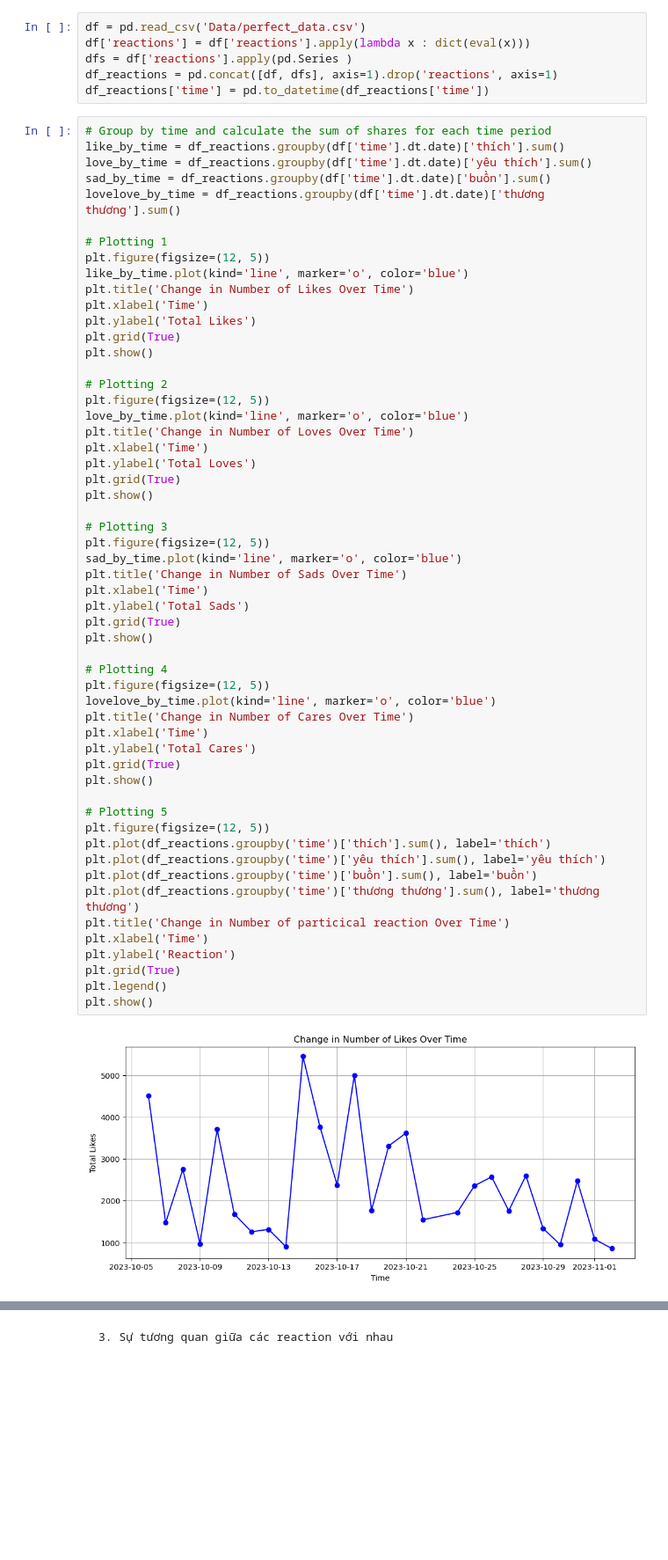
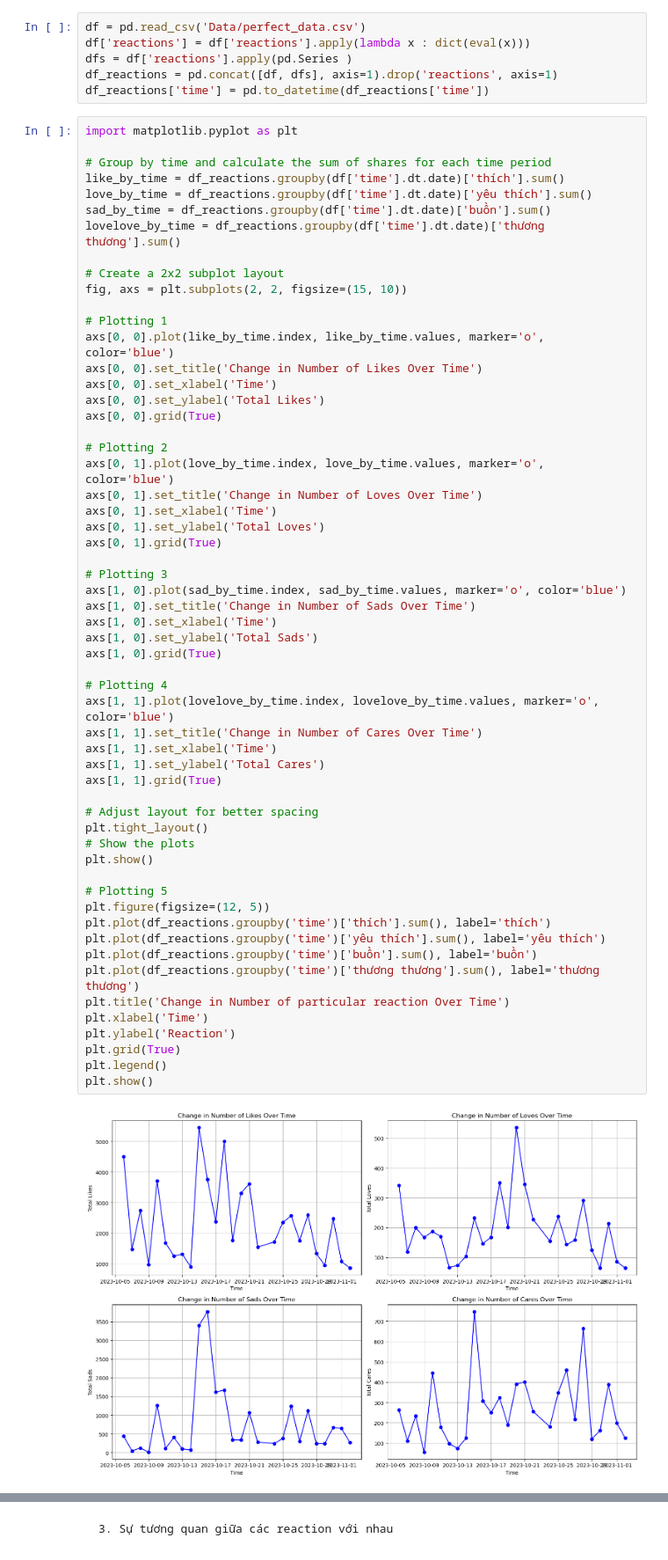
Before and after one commit to ngocnhatAI/data-analysis-report, a Jupyter notebook: Analyze_data.ipynb, the cells around one changed output, grey strips where cells are left out. Shown at 88% size. Drawn from its saved outputs; the diff is of its cells as text; blank space fills up the shorter version.

```diff
--- a/Analyze_data.ipynb
+++ b/Analyze_data.ipynb
@@ -97,59 +156,61 @@ dfs = df['reactions'].apply(pd.Series )
 df_reactions = pd.concat([df, dfs], axis=1).drop('reactions', axis=1)
 df_reactions['time'] = pd.to_datetime(df_reactions['time'])
 # %%
+import matplotlib.pyplot as plt
+
 # Group by time and calculate the sum of shares for each time period
 like_by_time = df_reactions.groupby(df['time'].dt.date)['thích'].sum()
 love_by_time = df_reactions.groupby(df['time'].dt.date)['yêu thích'].sum()
 sad_by_time = df_reactions.groupby(df['time'].dt.date)['buồn'].sum()
 lovelove_by_time = df_reactions.groupby(df['time'].dt.date)['thương thương'].sum()
 
+# Create a 2x2 subplot layout
+fig, axs = plt.subplots(2, 2, figsize=(15, 10))
+
 # Plotting 1
-plt.figure(figsize=(12, 5))
-like_by_time.plot(kind='line', marker='o', color='blue')
-plt.title('Change in Number of Likes Over Time')
-plt.xlabel('Time')
-plt.ylabel('Total Likes')
-plt.grid(True)
-plt.show()
+axs[0, 0].plot(like_by_time.index, like_by_time.values, marker='o', color='blue')
+axs[0, 0].set_title('Change in Number of Likes Over Time')
+axs[0, 0].set_xlabel('Time')
+axs[0, 0].set_ylabel('Total Likes')
+axs[0, 0].grid(True)
 
 # Plotting 2
-plt.figure(figsize=(12, 5))
-love_by_time.plot(kind='line', marker='o', color='blue')
-plt.title('Change in Number of Loves Over Time')
-plt.xlabel('Time')
-plt.ylabel('Total Loves')
-plt.grid(True)
-plt.show()
+axs[0, 1].plot(love_by_time.index, love_by_time.values, marker='o', color='blue')
+axs[0, 1].set_title('Change in Number of Loves Over Time')
+axs[0, 1].set_xlabel('Time')
+axs[0, 1].set_ylabel('Total Loves')
+axs[0, 1].grid(True)
 
 # Plotting 3
-plt.figure(figsize=(12, 5))
-sad_by_time.plot(kind='line', marker='o', color='blue')
-plt.title('Change in Number of Sads Over Time')
-plt.xlabel('Time')
-plt.ylabel('Total Sads')
-plt.grid(True)
-plt.show()
+axs[1, 0].plot(sad_by_time.index, sad_by_time.values, marker='o', color='blue')
+axs[1, 0].set_title('Change in Number of Sads Over Time')
+axs[1, 0].set_xlabel('Time')
+axs[1, 0].set_ylabel('Total Sads')
+axs[1, 0].grid(True)
 
 # Plotting 4
-plt.figure(figsize=(12, 5))
-lovelove_by_time.plot(kind='line', marker='o', color='blue')
-plt.title('Change in Number of Cares Over Time')
-plt.xlabel('Time')
-plt.ylabel('Total Cares')
-plt.grid(True)
+axs[1, 1].plot(lovelove_by_time.index, lovelove_by_time.values, marker='o', color='blue')
+axs[1, 1].set_title('Change in Number of Cares Over Time')
+axs[1, 1].set_xlabel('Time')
+axs[1, 1].set_ylabel('Total Cares')
+axs[1, 1].grid(True)
+
+# Adjust layout for better spacing
+plt.tight_layout()
+# Show the plots
 plt.show()
 
 # Plotting 5
 plt.figure(figsize=(12, 5))
 plt.plot(df_reactions.groupby('time')['thích'].sum(), label='thích')
 plt.plot(df_reactions.groupby('time')['yêu thích'].sum(), label='yêu thích')
 plt.plot(df_reactions.groupby('time')['buồn'].sum(), label='buồn')
 plt.plot(df_reactions.groupby('time')['thương thương'].sum(), label='thương thương')
-plt.title('Change in Number of particical reaction Over Time')
+plt.title('Change in Number of particular reaction Over Time')
 plt.xlabel('Time')
 plt.ylabel('Reaction')
 plt.grid(True)
 plt.legend()
 plt.show()
 # %% [output]
-[figure, old version]
+[figure, new version]
```
Also changed, not shown: parts of 20 cells of this notebook.
